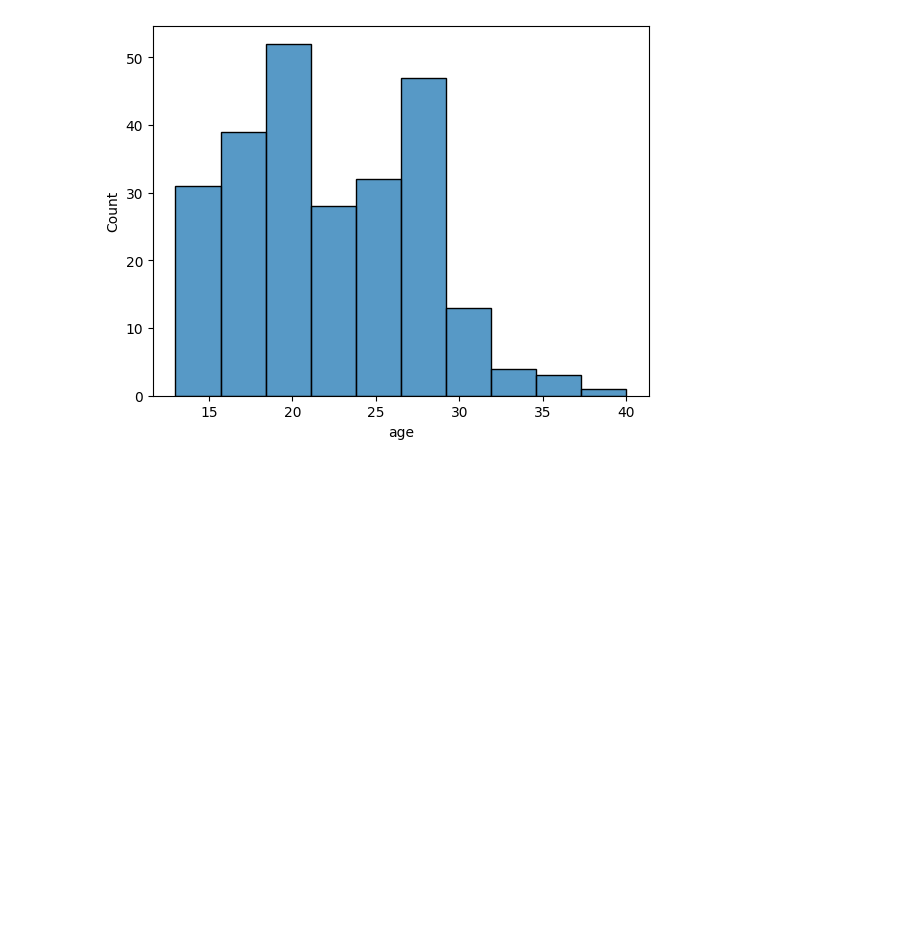
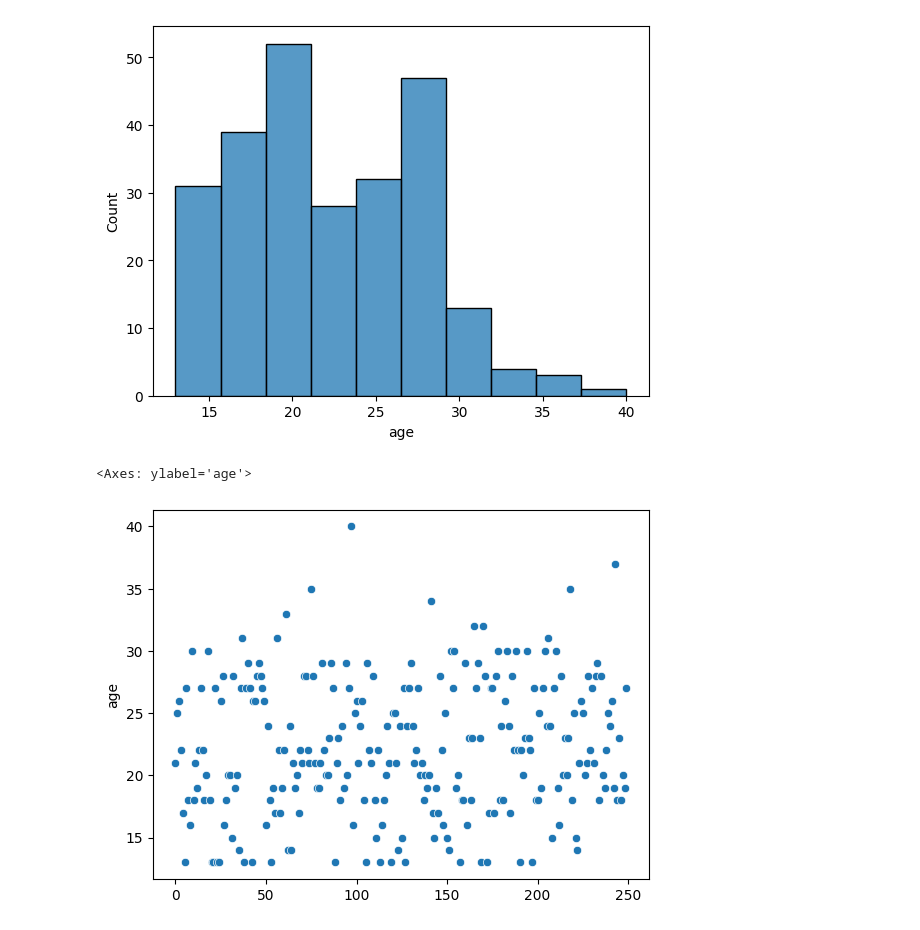
Before and after one commit to vaibhavkatex/The-Internship-2026, a Jupyter notebook: Session_16_Optional.ipynb, the cells around one changed output. Saved outputs shown, nothing was run; the diff lists cells and outputs as text; code cells hidden in the pictures; blank space fills up the shorter version.

```diff
--- a/Session_16_Optional.ipynb
+++ b/Session_16_Optional.ipynb
@@ -205,3 +205,8 @@ sns.histplot(df["age"])
 # %% [output]
 <Axes: xlabel='age', ylabel='Count'>
 [figure]
+# %%
+sns.scatterplot(df["age"])
+# %% [output]
+<Axes: ylabel='age'>
+[figure, added]
```
Also changed, not shown: parts of 1 cell of this notebook.
